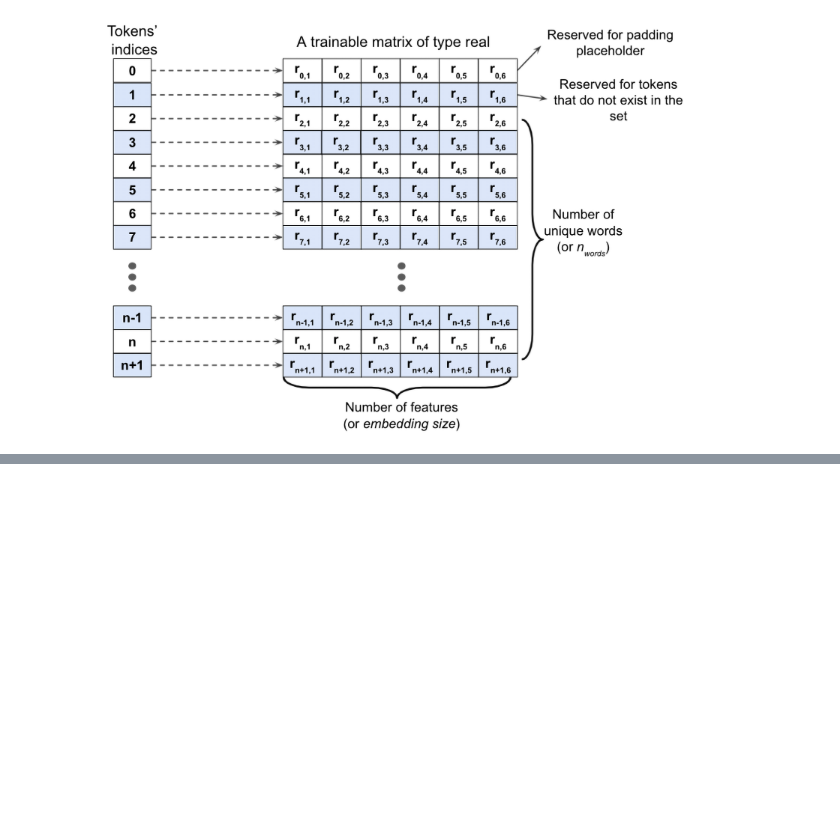
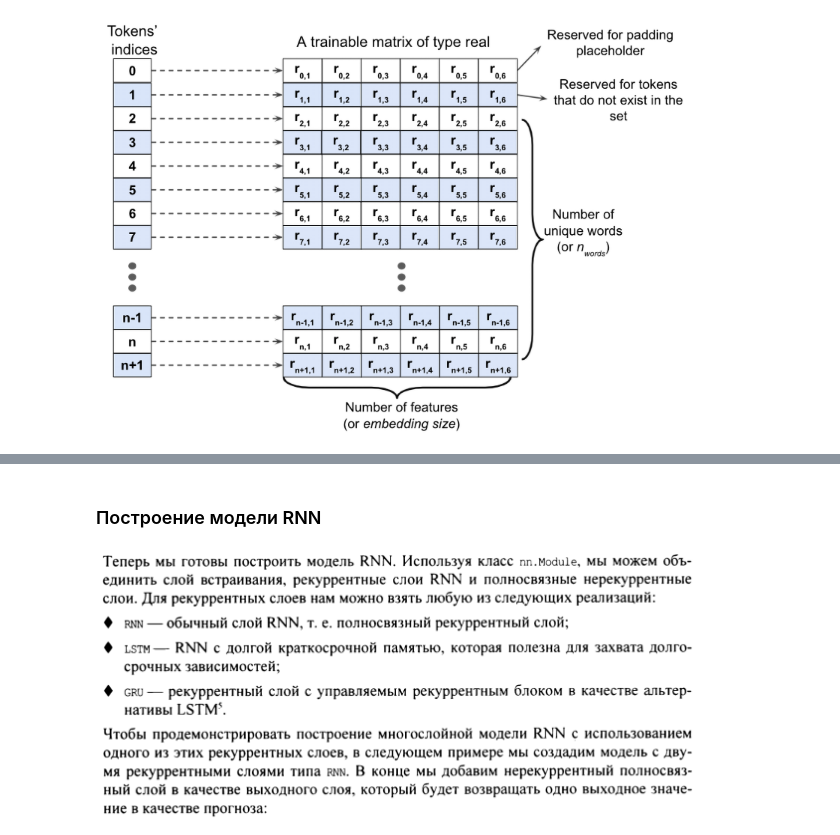
Before and after one commit to bushido55/ml-pytorch-scikit-learn-ru, a Jupyter notebook: Book/machine-learning-book-main/ch15/ch15_part2.ipynb, the cells around one changed output, grey strips where cells are left out. Drawn from its saved outputs; the diff is of its cells as text; code cells hidden in the pictures; blank space fills up the shorter version.

```diff
--- a/Book/machine-learning-book-main/ch15/ch15_part2.ipynb
+++ b/Book/machine-learning-book-main/ch15/ch15_part2.ipynb
@@ -290 +283,7 @@ tensor([[[ 0.7039, -0.8321, -0.4651],
+# %% [markdown]
+### Построение модели RNN
+# %%
+Image(filename='figures/text2.png', width=600)
+# %% [output]
+[figure, added]
 # %%
```
Also changed, not shown: parts of 30 cells of this notebook, 2 other files.
